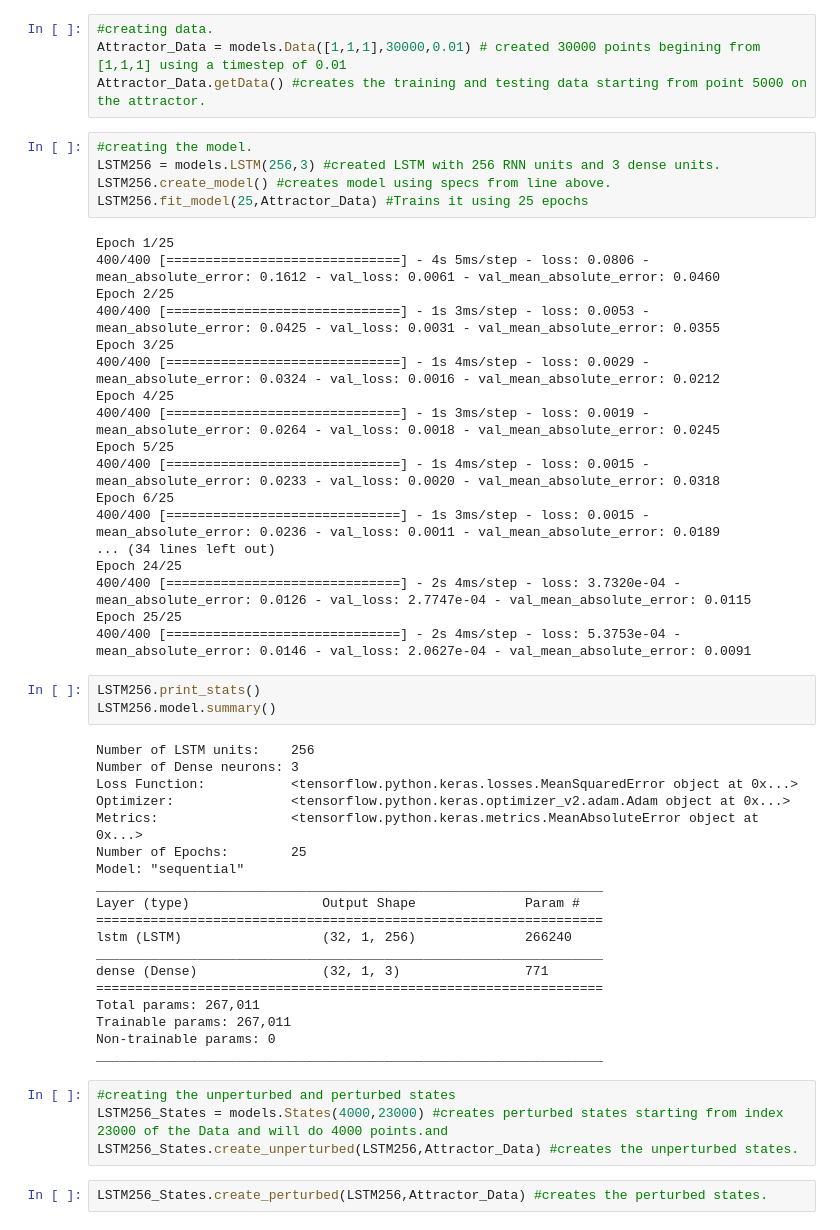
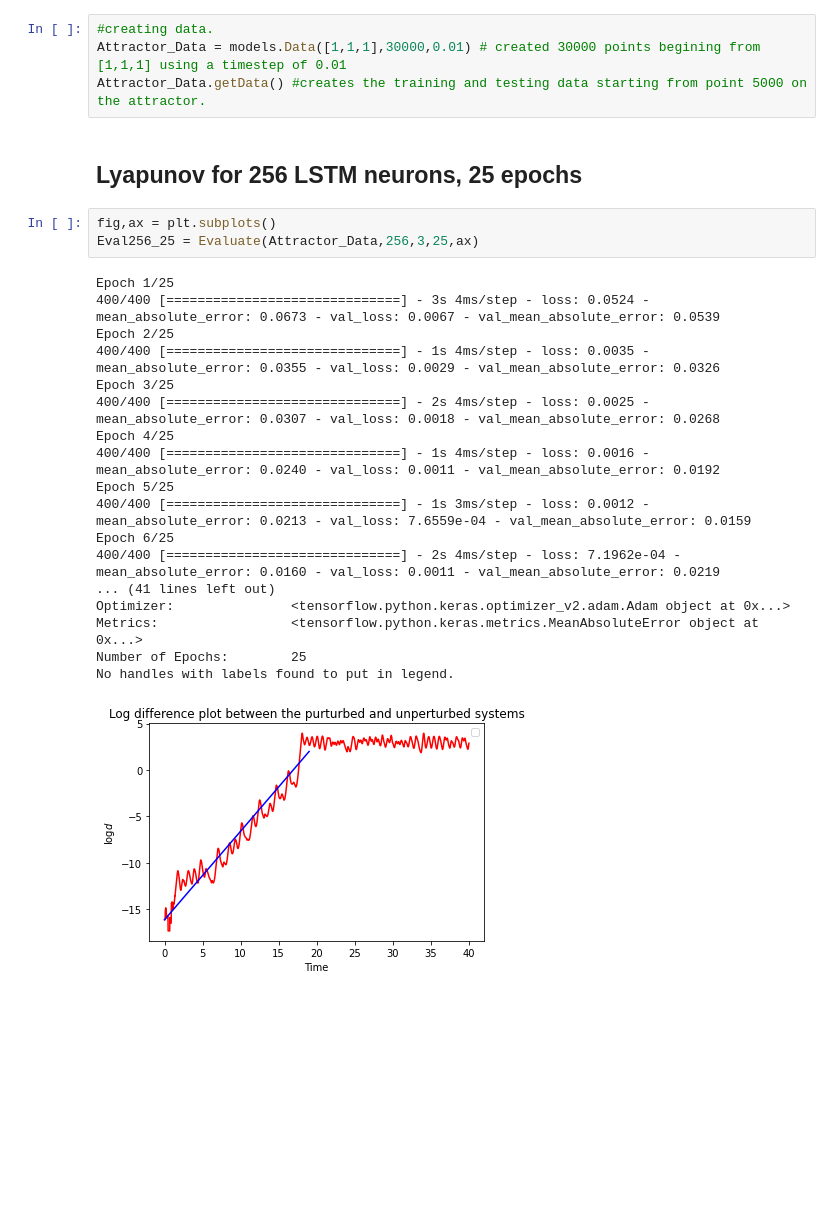
Before and after one commit to SheilKumar/DynamicSystemRNNs, a Jupyter notebook: DynamicSystems.ipynb, the cells around one changed output. Cells and saved outputs as stored; diff of their text form; blank space fills up the shorter version.

```diff
--- a/DynamicSystems.ipynb
+++ b/DynamicSystems.ipynb
@@ -539,54 +538,27 @@ We will test the lyapunov exponent for the original system we trained using 256
 #creating data.
 Attractor_Data = models.Data([1,1,1],30000,0.01) # created 30000 points begining from [1,1,1] using a timestep of 0.01
 Attractor_Data.getData() #creates the training and testing data starting from point 5000 on the attractor.
-# %%
-#creating the model.
-LSTM256 = models.LSTM(256,3) #created LSTM with 256 RNN units and 3 dense units.
-LSTM256.create_model() #creates model using specs from line above.
-LSTM256.fit_model(25,Attractor_Data) #Trains it using 25 epochs
-# %% [output]
-Epoch 1/25
-400/400 [==============================] - 4s 5ms/step - loss: 0.0806 - mean_absolute_error: 0.1612 - val_loss: 0.0061 - val_mean_absolute_error: 0.0460
-Epoch 2/25
-400/400 [==============================] - 1s 3ms/step - loss: 0.0053 - mean_absolute_error: 0.0425 - val_loss: 0.0031 - val_mean_absolute_error: 0.0355
-Epoch 3/25
-400/400 [==============================] - 1s 4ms/step - loss: 0.0029 - mean_absolute_error: 0.0324 - val_loss: 0.0016 - val_mean_absolute_error: 0.0212
-Epoch 4/25
-400/400 [==============================] - 1s 3ms/step - loss: 0.0019 - mean_absolute_error: 0.0264 - val_loss: 0.0018 - val_mean_absolute_error: 0.0245
-Epoch 5/25
-400/400 [==============================] - 1s 4ms/step - loss: 0.0015 - mean_absolute_error: 0.0233 - val_loss: 0.0020 - val_mean_absolute_error: 0.0318
-Epoch 6/25
-400/400 [==============================] - 1s 3ms/step - loss: 0.0015 - mean_absolute_error: 0.0236 - val_loss: 0.0011 - val_mean_absolute_error: 0.0189
-... (34 lines left out)
-Epoch 24/25
-400/400 [==============================] - 2s 4ms/step - loss: 3.7320e-04 - mean_absolute_error: 0.0126 - val_loss: 2.7747e-04 - val_mean_absolute_error: 0.0115
-Epoch 25/25
-400/400 [==============================] - 2s 4ms/step - loss: 5.3753e-04 - mean_absolute_error: 0.0146 - val_loss: 2.0627e-04 - val_mean_absolute_error: 0.0091
-# %%
-LSTM256.print_stats()
-LSTM256.model.summary()
-# %% [output]
-Number of LSTM units:    256
-Number of Dense neurons: 3
-Loss Function:           <tensorflow.python.keras.losses.MeanSquaredError object at 0x...>
-Optimizer:               <tensorflow.python.keras.optimizer_v2.adam.Adam object at 0x...>
-Metrics:                 <tensorflow.python.keras.metrics.MeanAbsoluteError object at 0x...>
-Number of Epochs:        25
-Model: "sequential"
-_________________________________________________________________
-Layer (type)                 Output Shape              Param #
-=================================================================
-lstm (LSTM)                  (32, 1, 256)              266240
-_________________________________________________________________
-dense (Dense)                (32, 1, 3)                771
-=================================================================
-Total params: 267,011
-Trainable params: 267,011
-Non-trainable params: 0
-_________________________________________________________________
-# %%
-#creating the unperturbed and perturbed states
-LSTM256_States = models.States(4000,23000) #creates perturbed states starting from index 23000 of the Data and will do 4000 points.and
-LSTM256_States.create_unperturbed(LSTM256,Attractor_Data) #creates the unperturbed states.
-# %%
-LSTM256_States.create_perturbed(LSTM256,Attractor_Data) #creates the perturbed states.
+# %% [markdown]
+## Lyapunov for 256 LSTM neurons, 25 epochs
+# %%
+fig,ax = plt.subplots()
+Eval256_25 = Evaluate(Attractor_Data,256,3,25,ax)
+# %% [output]
+Epoch 1/25
+400/400 [==============================] - 3s 4ms/step - loss: 0.0524 - mean_absolute_error: 0.0673 - val_loss: 0.0067 - val_mean_absolute_error: 0.0539
+Epoch 2/25
+400/400 [==============================] - 1s 4ms/step - loss: 0.0035 - mean_absolute_error: 0.0355 - val_loss: 0.0029 - val_mean_absolute_error: 0.0326
+Epoch 3/25
+400/400 [==============================] - 2s 4ms/step - loss: 0.0025 - mean_absolute_error: 0.0307 - val_loss: 0.0018 - val_mean_absolute_error: 0.0268
+Epoch 4/25
+400/400 [==============================] - 1s 4ms/step - loss: 0.0016 - mean_absolute_error: 0.0240 - val_loss: 0.0011 - val_mean_absolute_error: 0.0192
+Epoch 5/25
+400/400 [==============================] - 1s 3ms/step - loss: 0.0012 - mean_absolute_error: 0.0213 - val_loss: 7.6559e-04 - val_mean_absolute_error: 0.0159
+Epoch 6/25
+400/400 [==============================] - 2s 4ms/step - loss: 7.1962e-04 - mean_absolute_error: 0.0160 - val_loss: 0.0011 - val_mean_absolute_error: 0.0219
+... (41 lines left out)
+Optimizer:               <tensorflow.python.keras.optimizer_v2.adam.Adam object at 0x...>
+Metrics:                 <tensorflow.python.keras.metrics.MeanAbsoluteError object at 0x...>
+Number of Epochs:        25
+No handles with labels found to put in legend.
+[figure, added]
```
Also changed, not shown: parts of 31 cells of this notebook, 2 other files.
